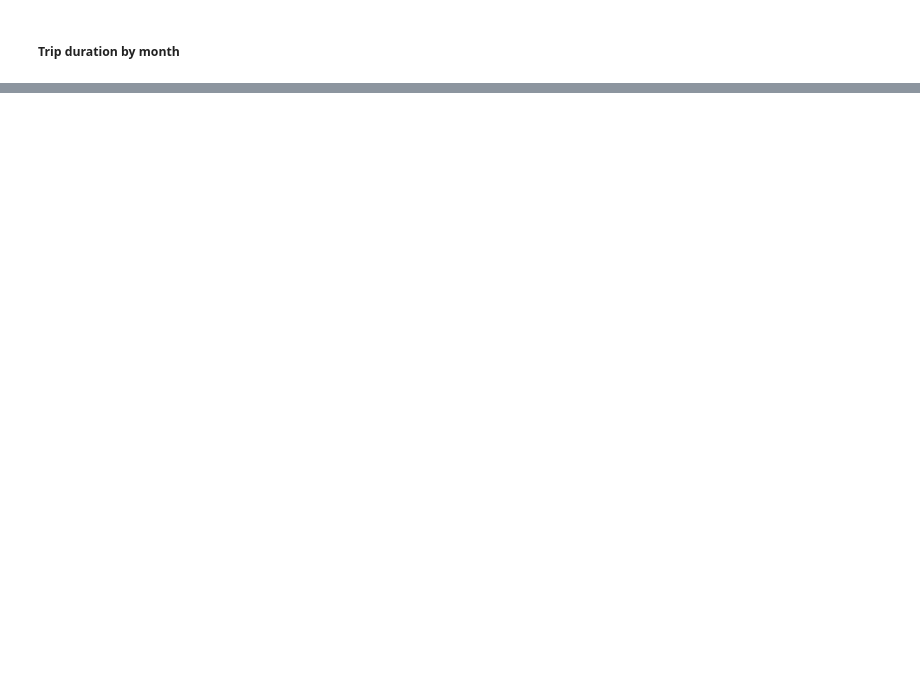
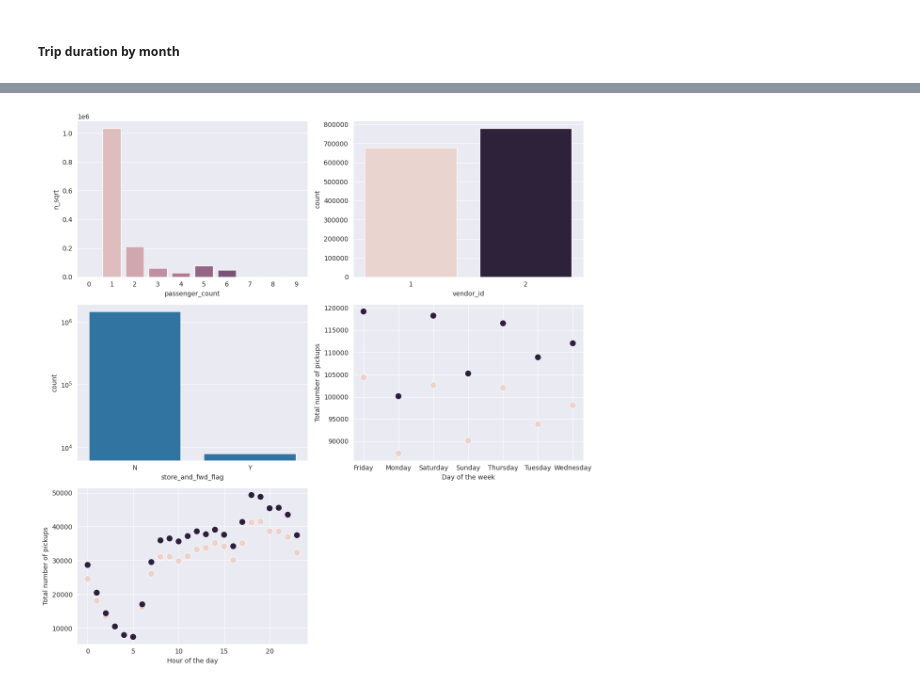
Before and after one commit to jasonwj96/kaggle-projects, a Jupyter notebook: notebooks/nyc-taxi-trip-duration/0_eda.ipynb, the cells around one changed output, grey strips where cells are left out. Cells and saved outputs as stored; diff of their text form; code cells hidden in the pictures; blank space fills up the shorter version.

Commit message:
Exploratory data analysis taxi dataset

```diff
--- a/notebooks/nyc-taxi-trip-duration/0_eda.ipynb
+++ b/notebooks/nyc-taxi-trip-duration/0_eda.ipynb
@@ -81,0 +223,53 @@ plt.show()
+# %%
+fig, axes = plt.subplots(3, 2, figsize=(12, 12))
+axes = axes.flatten()
+
+# p1: passenger_count distribution (sqrt y-scale)
+passenger_counts = df.groupby('passenger_count').size().reset_index(name='n')
+
+
+passenger_counts['n_sqrt'] = np.sqrt(passenger_counts['n'])
+sns.barplot(x='passenger_count', y='n_sqrt', data=passenger_counts,
+            hue='passenger_count', dodge=False, ax=axes[0])
+
+
+sns.barplot(x='passenger_count', y='n', data=passenger_counts,
+            hue='passenger_count', dodge=False, ax=axes[0])
+
+#axes[0].set_yscale('sqrt')
+axes[0].legend().remove()
+
+# p2: vendor_id count
+sns.countplot(x='vendor_id', hue='vendor_id', data=df, ax=axes[1])
+axes[1].legend().remove()
+
+# p3: store_and_fwd_flag count (log y-scale)
+sns.countplot(x='store_and_fwd_flag', data=df, ax=axes[2])
+axes[2].set_yscale('log')
+axes[2].legend().remove()
+
+# p4: weekday vs vendor_id counts
+df['wday'] = df['pickup_datetime'].dt.day_name()
+wday_counts = df.groupby(['wday', 'vendor_id']).size().reset_index(name='n')
+sns.scatterplot(x='wday', y='n', hue='vendor_id', data=wday_counts,
+                s=100, ax=axes[3])
+axes[3].set_xlabel('Day of the week')
+axes[3].set_ylabel('Total number of pickups')
+axes[3].legend().remove()
+
+# p5: hour vs vendor_id counts
+df['hpick'] = df['pickup_datetime'].dt.hour
+hpick_counts = df.groupby(['hpick', 'vendor_id']).size().reset_index(name='n')
+sns.scatterplot(x='hpick', y='n', hue='vendor_id', data=hpick_counts,
+                s=100, ax=axes[4])
+axes[4].set_xlabel('Hour of the day')
+axes[4].set_ylabel('Total number of pickups')
+axes[4].legend().remove()
+
+# Hide empty subplot (bottom right)
+axes[5].axis('off')
+
+plt.tight_layout()
+plt.show()
+# %% [output]
+[figure, added]
```
Also changed, not shown: parts of 14 cells of this notebook.
